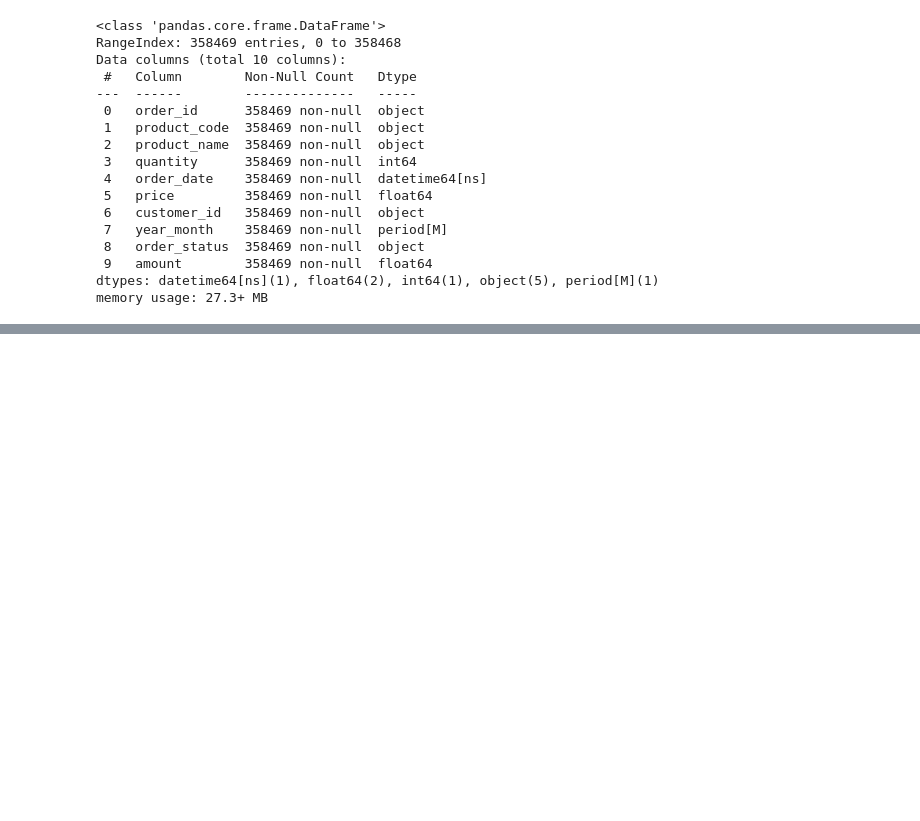
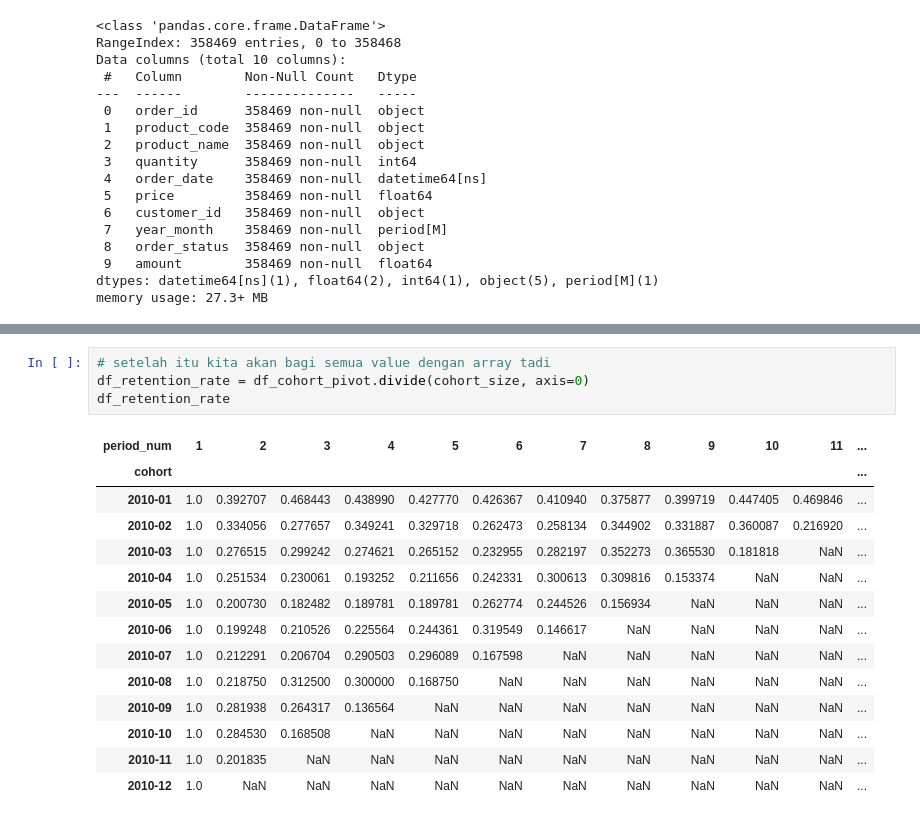
Before and after one commit to elanghairilanam/Portfolio-Data-Science, a Jupyter notebook: My_Cohort_Retention.ipynb, the cells around one changed output, grey strips where cells are left out. Saved outputs shown, nothing was run; the diff lists cells and outputs as text; blank space fills up the shorter version.

```diff
--- a/My_Cohort_Retention.ipynb
+++ b/My_Cohort_Retention.ipynb
@@ -115,0 +234,19 @@ memory usage: 27.3+ MB
+# %%
+# setelah itu kita akan bagi semua value dengan array tadi
+df_retention_rate = df_cohort_pivot.divide(cohort_size, axis=0)
+df_retention_rate
+# %% [output]
+| period_num | 1 | 2 | 3 | 4 | 5 | 6 | 7 | 8 | 9 | 10 | 11 | ... |
+| cohort |  |  |  |  |  |  |  |  |  |  |  | ... |
+| 2010-01 | 1.0 | 0.392707 | 0.468443 | 0.438990 | 0.427770 | 0.426367 | 0.410940 | 0.375877 | 0.399719 | 0.447405 | 0.469846 | ... |
+| 2010-02 | 1.0 | 0.334056 | 0.277657 | 0.349241 | 0.329718 | 0.262473 | 0.258134 | 0.344902 | 0.331887 | 0.360087 | 0.216920 | ... |
+| 2010-03 | 1.0 | 0.276515 | 0.299242 | 0.274621 | 0.265152 | 0.232955 | 0.282197 | 0.352273 | 0.365530 | 0.181818 | NaN | ... |
+| 2010-04 | 1.0 | 0.251534 | 0.230061 | 0.193252 | 0.211656 | 0.242331 | 0.300613 | 0.309816 | 0.153374 | NaN | NaN | ... |
+| 2010-05 | 1.0 | 0.200730 | 0.182482 | 0.189781 | 0.189781 | 0.262774 | 0.244526 | 0.156934 | NaN | NaN | NaN | ... |
+| 2010-06 | 1.0 | 0.199248 | 0.210526 | 0.225564 | 0.244361 | 0.319549 | 0.146617 | NaN | NaN | NaN | NaN | ... |
+| 2010-07 | 1.0 | 0.212291 | 0.206704 | 0.290503 | 0.296089 | 0.167598 | NaN | NaN | NaN | NaN | NaN | ... |
+| 2010-08 | 1.0 | 0.218750 | 0.312500 | 0.300000 | 0.168750 | NaN | NaN | NaN | NaN | NaN | NaN | ... |
+| 2010-09 | 1.0 | 0.281938 | 0.264317 | 0.136564 | NaN | NaN | NaN | NaN | NaN | NaN | NaN | ... |
+| 2010-10 | 1.0 | 0.284530 | 0.168508 | NaN | NaN | NaN | NaN | NaN | NaN | NaN | NaN | ... |
+| 2010-11 | 1.0 | 0.201835 | NaN | NaN | NaN | NaN | NaN | NaN | NaN | NaN | NaN | ... |
+| 2010-12 | 1.0 | NaN | NaN | NaN | NaN | NaN | NaN | NaN | NaN | NaN | NaN | ... |
```
Also changed, not shown: parts of 7 cells of this notebook.
